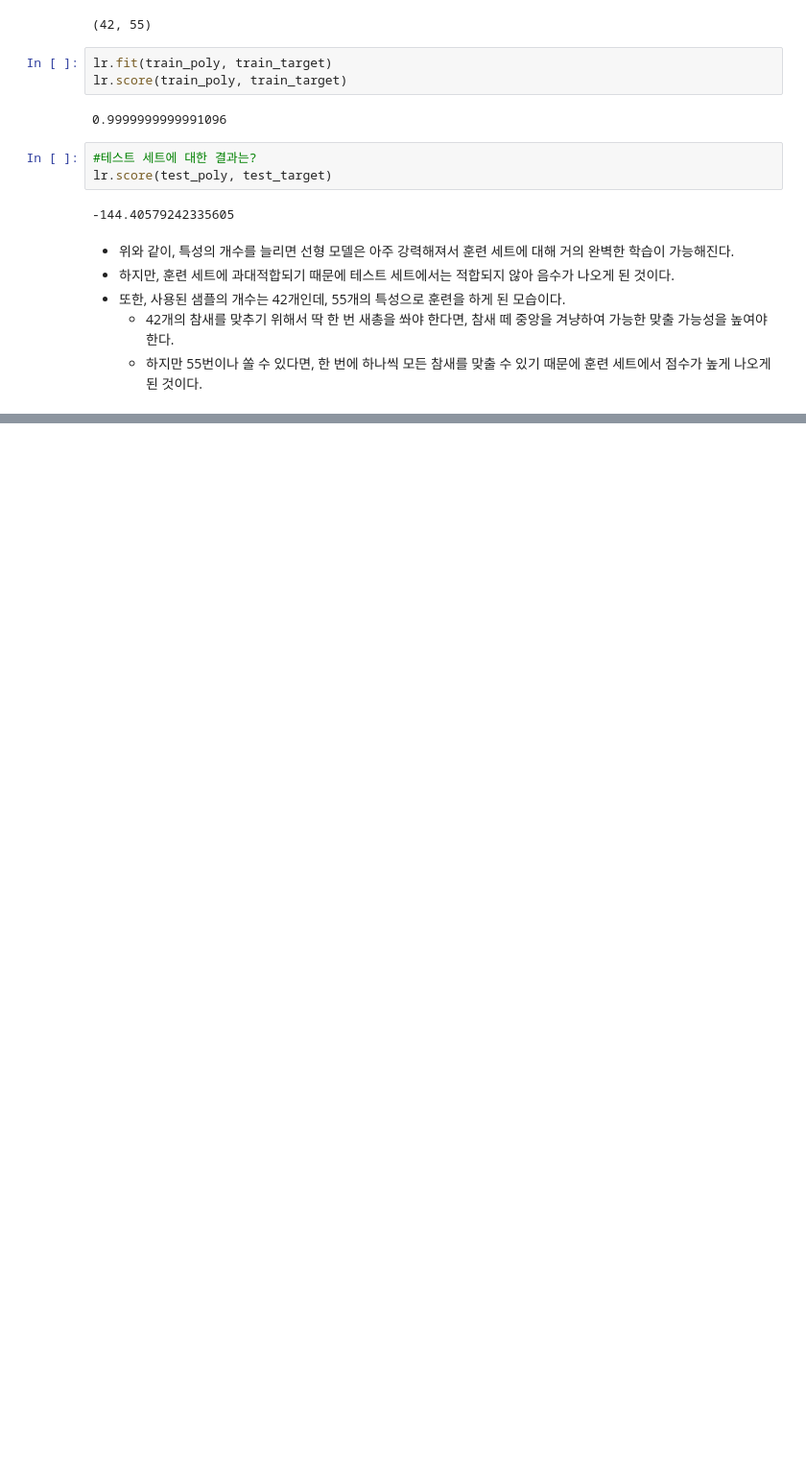
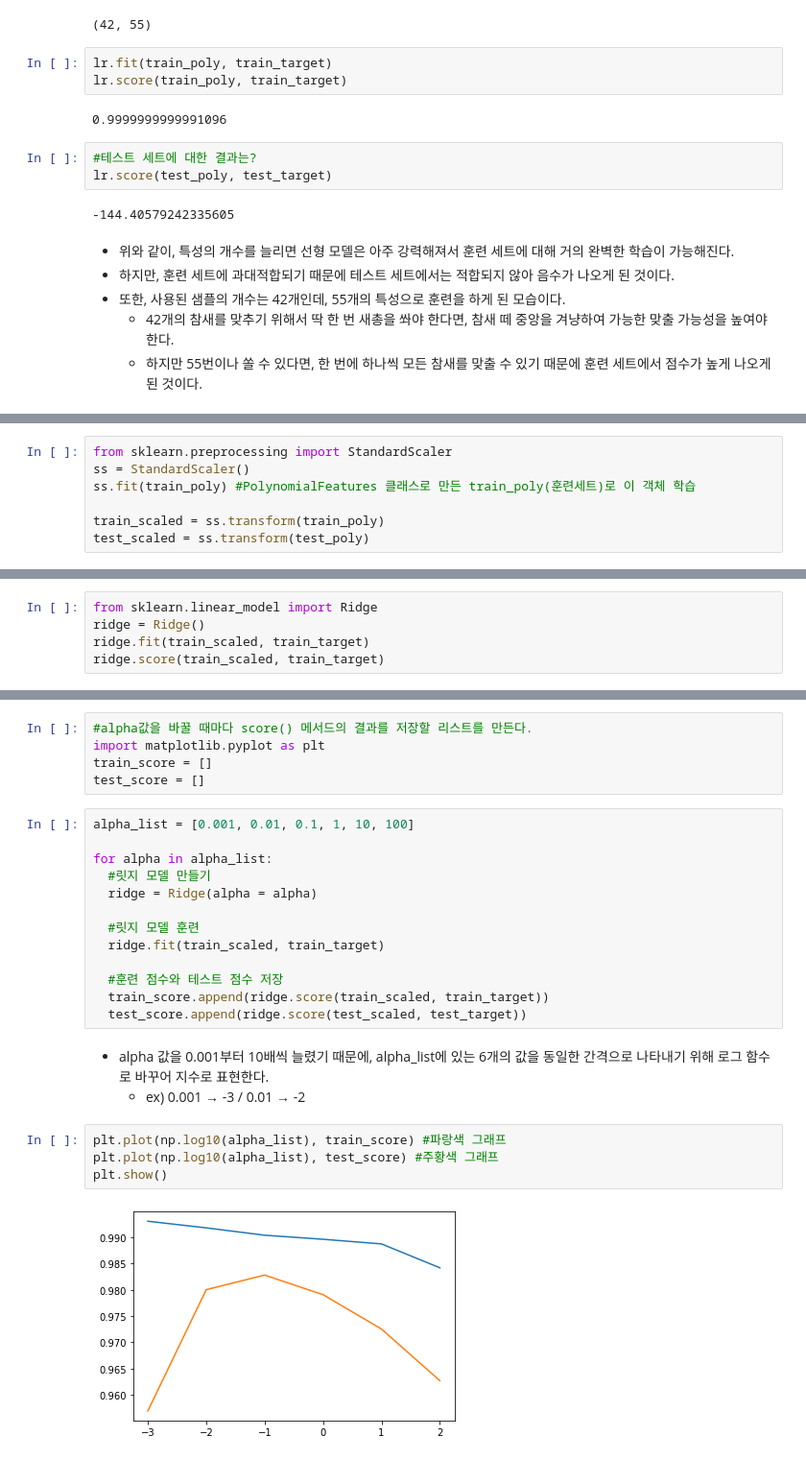
Before and after one commit to Leena-GO/Self-study, a Jupyter notebook: 혼공머신/혼자_공부하는_머신러닝_+_딥러닝_03__특성_공학과_규제.ipynb, the cells around one changed output, grey strips where cells are left out. Shown at 96% size. Cells and saved outputs as stored; diff of their text form; blank space fills up the shorter version.

```diff
--- a/혼공머신/혼자_공부하는_머신러닝_+_딥러닝_03__특성_공학과_규제.ipynb
+++ b/혼공머신/혼자_공부하는_머신러닝_+_딥러닝_03__특성_공학과_규제.ipynb
@@ -311,0 +327,7 @@ lr.score(test_poly, test_target)
+# %%
+from sklearn.preprocessing import StandardScaler
+ss = StandardScaler()
+ss.fit(train_poly) #PolynomialFeatures 클래스로 만든 train_poly(훈련세트)로 이 객체 학습
+
+train_scaled = ss.transform(train_poly)
+test_scaled = ss.transform(test_poly)
@@ -311,0 +345,5 @@ lr.score(test_poly, test_target)
+# %%
+from sklearn.linear_model import Ridge
+ridge = Ridge()
+ridge.fit(train_scaled, train_target)
+ridge.score(train_scaled, train_target)
@@ -311,0 +381,27 @@ lr.score(test_poly, test_target)
+# %%
+#alpha값을 바꿀 때마다 score() 메서드의 결과를 저장할 리스트를 만든다.
+import matplotlib.pyplot as plt
+train_score = []
+test_score = []
+# %%
+alpha_list = [0.001, 0.01, 0.1, 1, 10, 100]
+
+for alpha in alpha_list:
+  #릿지 모델 만들기
+  ridge = Ridge(alpha = alpha)
+
+  #릿지 모델 훈련
+  ridge.fit(train_scaled, train_target)
+
+  #훈련 점수와 테스트 점수 저장
+  train_score.append(ridge.score(train_scaled, train_target))
+  test_score.append(ridge.score(test_scaled, test_target))
+# %% [markdown]
+- alpha 값을 0.001부터 10배씩 늘렸기 때문에, alpha_list에 있는 6개의 값을 동일한 간격으로 나타내기 위해 로그 함수로 바꾸어 지수로 표현한다.
+  - ex) 0.001 → -3 / 0.01 → -2
+# %%
+plt.plot(np.log10(alpha_list), train_score) #파랑색 그래프
+plt.plot(np.log10(alpha_list), test_score) #주황색 그래프
+plt.show()
+# %% [output]
+[figure, added]
```
Also changed, not shown: parts of 25 cells of this notebook.
